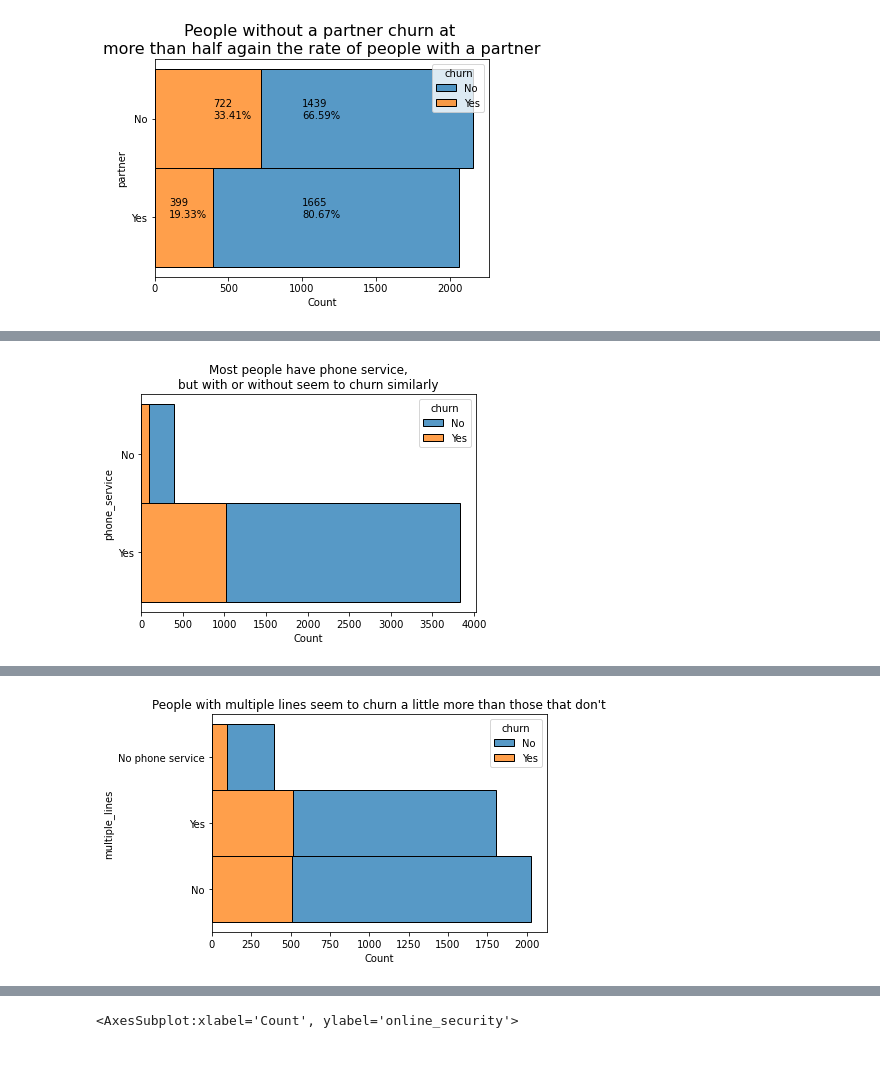
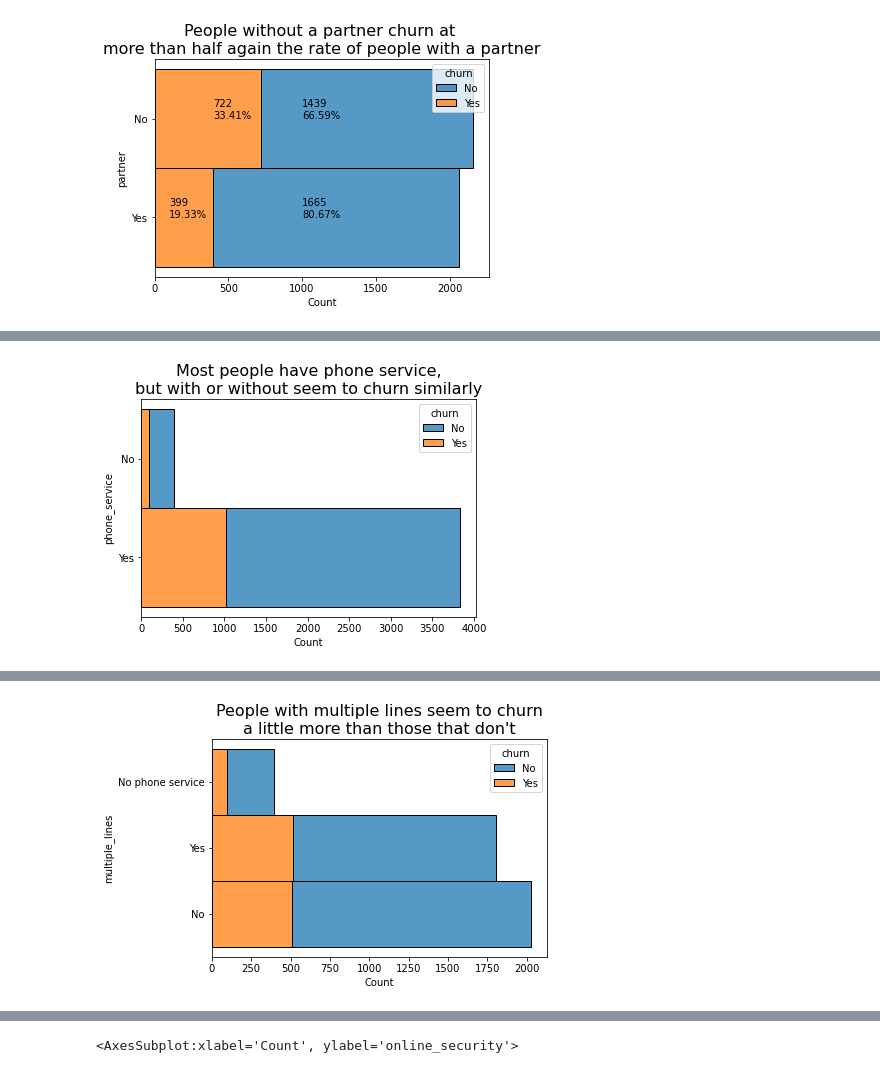
Before and after one commit to David-Howell/telco-churn, a Jupyter notebook: telco_exploration_notebook.ipynb, the cells around one changed output, grey strips where cells are left out. Saved outputs shown, nothing was run; the diff lists cells and outputs as text; code cells hidden in the pictures.

```diff
--- a/telco_exploration_notebook.ipynb
+++ b/telco_exploration_notebook.ipynb
@@ -208,10 +218,12 @@ train['tenure'][df.churn == 'No'].value_counts()
 [interactive output not drawn]
 # %%
 sns.histplot(data=train, y='phone_service', hue='churn', multiple='stack')
-plt.title('Most people have phone service,\nbut with or without seem to churn similarly')
+plt.title('Most people have phone service,\nbut with or without seem to churn similarly',
+          fontdict={'fontsize':16}
+         )
 plt.show()
 # %% [output]
-[figure, old version]
+[figure, new version]
 # %%
 train['phone_service'][df.churn == 'Yes'].value_counts()
 # %% [output]
@@ -224,10 +236,12 @@ train['phone_service'][df.churn == 'No'].value_counts()
 [interactive output not drawn]
 # %%
 sns.histplot(data=train, y='multiple_lines', hue='churn', multiple='stack')
-plt.title('People with multiple lines seem to churn a little more than those that don\'t')
+plt.title('People with multiple lines seem to churn\na little more than those that don\'t',
+          fontdict={'fontsize':16}
+         )
 plt.show()
 # %% [output]
-[figure, old version]
+[figure, new version]
 # %%
 ml_chr_yes = train['multiple_lines'][df.churn == 'Yes'].value_counts()
 ml_chr_yes
```
Also changed, not shown: parts of 55 cells of this notebook.
